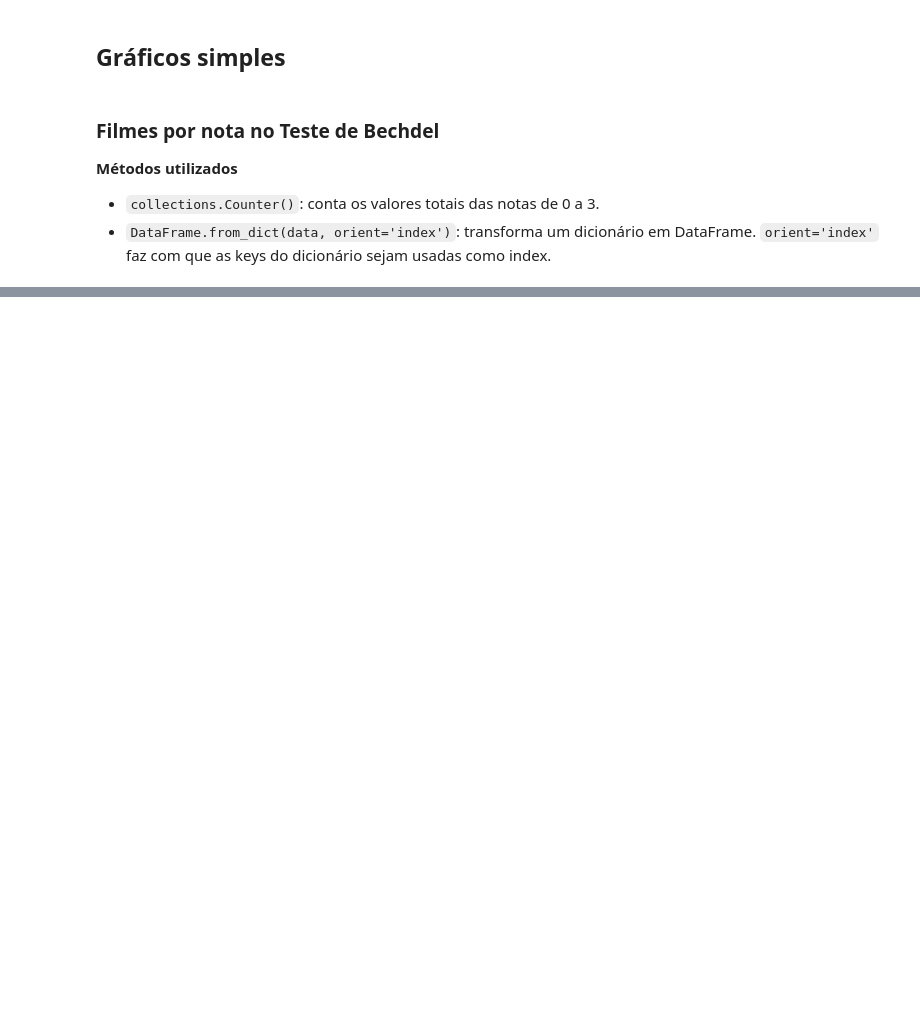
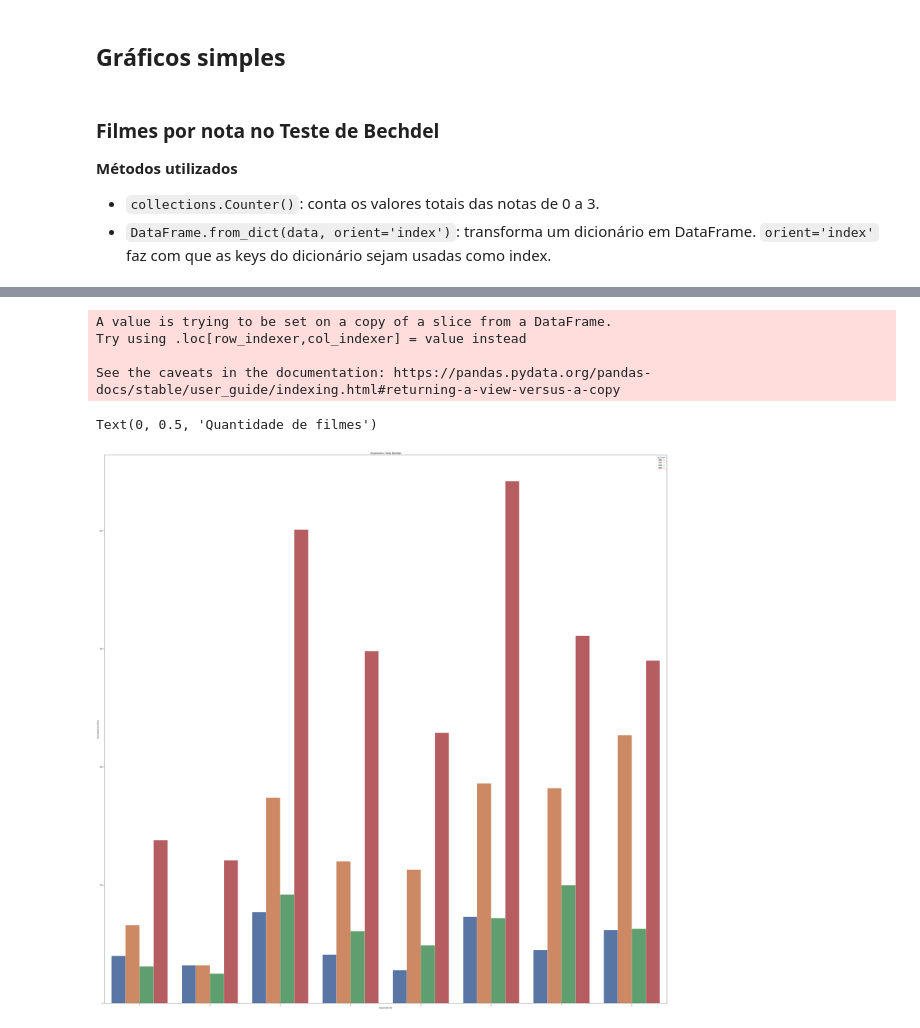
Before and after one commit to vinifm/puc_bechdel, a Jupyter notebook: main.ipynb, the cells around one changed output, grey strips where cells are left out. Drawn from its saved outputs; the diff is of its cells as text; code cells hidden in the pictures; blank space fills up the shorter version.

```diff
--- a/main.ipynb
+++ b/main.ipynb
@@ -230,0 +255,36 @@ plt.show()
+# %%
+budget_df = data[data['budget'] > 0]
+
+budget_df['Orçamento'] = pd.NA
+
+for index, row in budget_df.iterrows():
+    orçamento = 0
+    if row['budget'] <= 500000:
+        orçamento += 1
+    if row['budget'] <= 1000000 and row['budget'] > 500000:
+        orçamento += 2
+    if row['budget'] <= 5000000 and row['budget'] > 1000000:
+        orçamento += 3
+    if row['budget'] <= 10000000 and row['budget'] > 5000000:
+        orçamento += 4
+    if row['budget'] <= 15000000 and row['budget'] > 10000000:
+        orçamento += 5
+    if row['budget'] <= 30000000 and row['budget'] > 15000000:
+        orçamento += 6
+    if row['budget'] <= 60000000 and row['budget'] > 30000000:
+        orçamento += 7
+    if row['budget'] > 60000000:
+        orçamento += 8
+    budget_df.loc[index, 'Orçamento'] = orçamento
+
+sns.countplot(x ='Orçamento', hue = 'bt_score', data = budget_df)
+plt.title("Orçamento x Teste Bechdel", fontsize=15)
+plt.xlabel("Orçamento ($)")
+plt.ylabel("Quantidade de filmes")
+# %% [output]
+A value is trying to be set on a copy of a slice from a DataFrame.
+Try using .loc[row_indexer,col_indexer] = value instead
+
+See the caveats in the documentation: https://pandas.pydata.org/pandas-docs/stable/user_guide/indexing.html#returning-a-view-versus-a-copy
+Text(0, 0.5, 'Quantidade de filmes')
+[figure, added]
```
Also changed, not shown: parts of 23 cells of this notebook.
